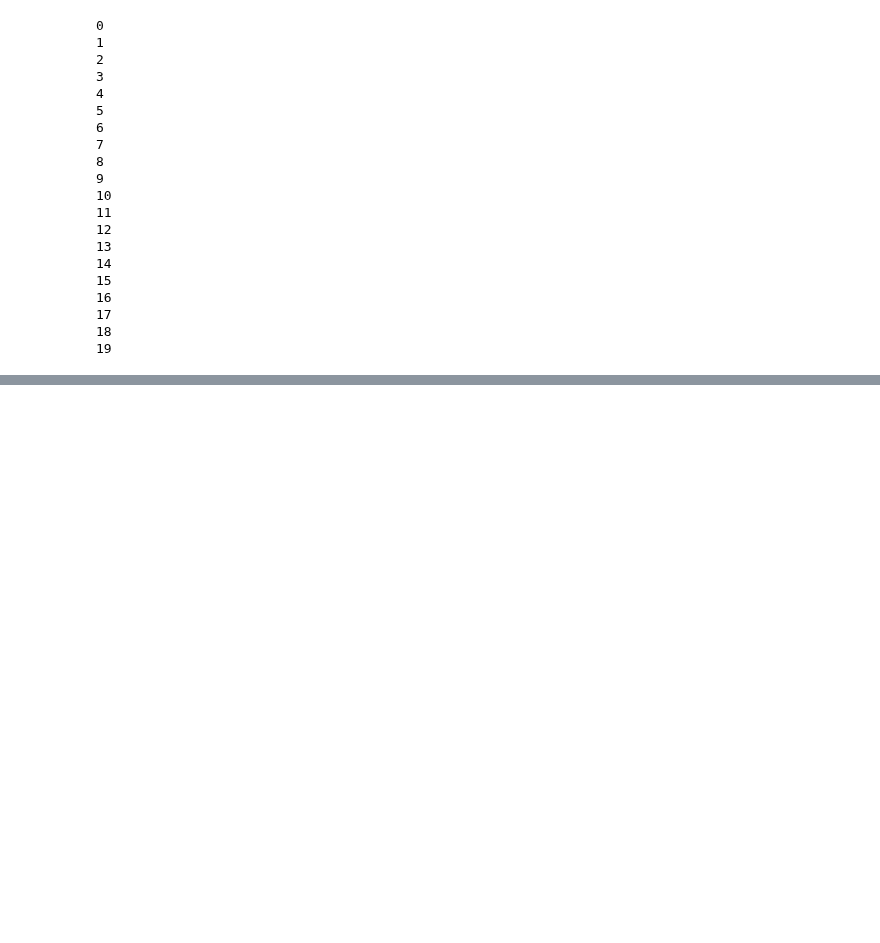
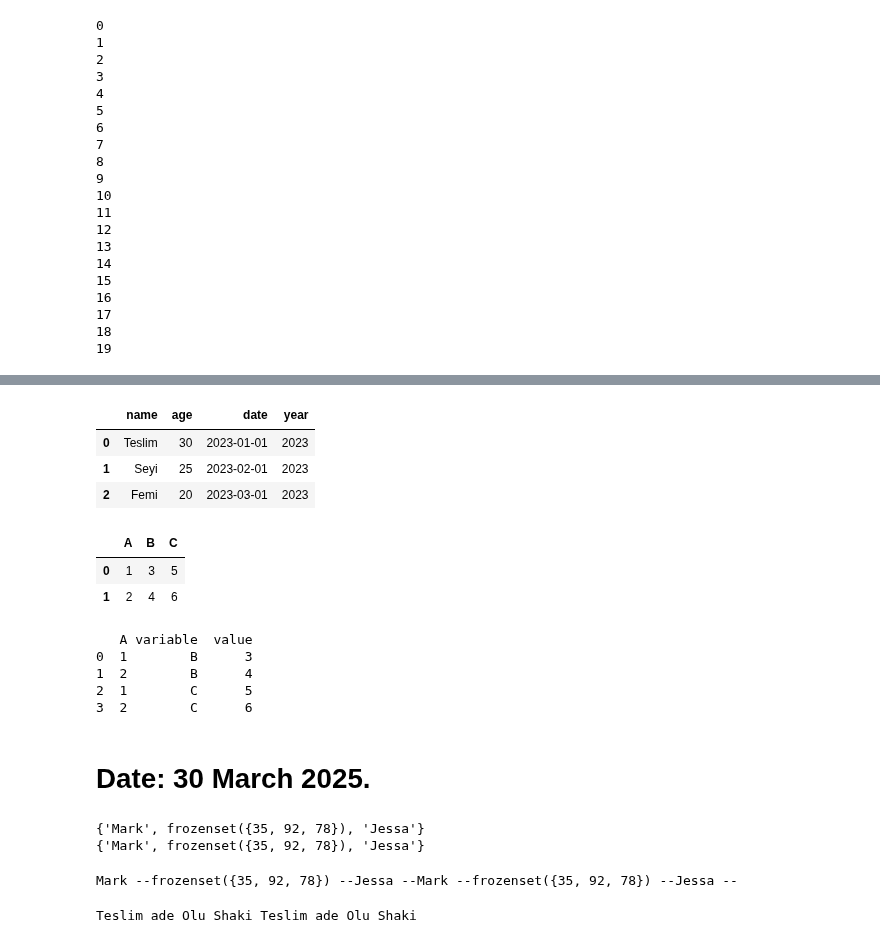
Before and after one commit to TeslimAdeyanju/studynote1-Python-for-Finance-Data-Science-My-Learning-Journey, a Jupyter notebook: python-practice-file/python-practice.ipynb, the cells around one changed output, grey strips where cells are left out. Drawn from its saved outputs; the diff is of its cells as text; code cells hidden in the pictures; blank space fills up the shorter version.

```diff
--- a/python-practice-file/python-practice.ipynb
+++ b/python-practice-file/python-practice.ipynb
@@ -2014,0 +2031,11 @@ for m in range(20):
+# %%
+student = {
+
+    "name": ["Teslim","Seyi", "Femi"],
+    "age": [30, 25, 20],
+    "date": ["2023-01-01", "2023-02-01", "2023-03-01"]
+}
+# %%
+df = pd.DataFrame(student)
+df['date'] = pd.to_datetime(df['date'])
+df
@@ -2014,0 +2060,53 @@ for m in range(20):
+# %%
+df['year'] = df['date'].dt.year
+# %%
+df
+# %% [output]
+|  | name | age | date | year |
+| 0 | Teslim | 30 | 2023-01-01 | 2023 |
+| 1 | Seyi | 25 | 2023-02-01 | 2023 |
+| 2 | Femi | 20 | 2023-03-01 | 2023 |
+# %%
+# Create a DataFrame
+df = pd.DataFrame({
+    "A": [1, 2],
+    "B": [3, 4],
+    "C": [5, 6]
+})
+
+df
+# %% [output]
+|  | A | B | C |
+| 0 | 1 | 3 | 5 |
+| 1 | 2 | 4 | 6 |
+# %%
+# Modern replacement using melt()
+long_df = pd.melt(df, id_vars=["A"], value_vars=["B", "C"],
+                var_name="variable", value_name="value")
+print(long_df)
+# %% [output]
+   A variable  value
+0  1        B      3
+1  2        B      4
+2  1        C      5
+3  2        C      6
+# %% [markdown]
+# Date: 30 March 2025.
+# %%
+sample_set = {'Mark', 'Jessa', frozenset([35, 78, 92])}
+print(sample_set)
+# %% [output]
+{'Mark', frozenset({35, 92, 78}), 'Jessa'}
+{'Mark', frozenset({35, 92, 78}), 'Jessa'}
+# %%
+for x in sample_set:
+    print(x, end =' --')
+# %% [output]
+Mark --frozenset({35, 92, 78}) --Jessa --Mark --frozenset({35, 92, 78}) --Jessa --
+# %%
+name = {'Teslim', 'Olu', 'Shaki', 'ade'}
+
+for i in name:
+    print(i, end=" ")
+# %% [output]
+Teslim ade Olu Shaki Teslim ade Olu Shaki
```
Also changed, not shown: parts of 37 cells of this notebook, 10 other files.
